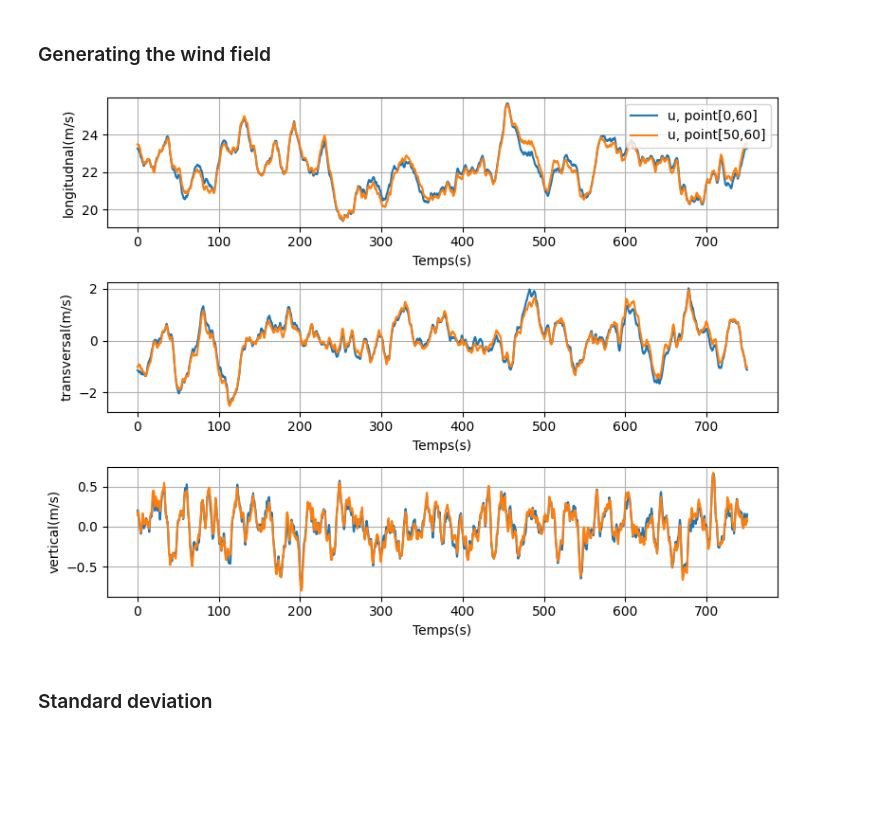
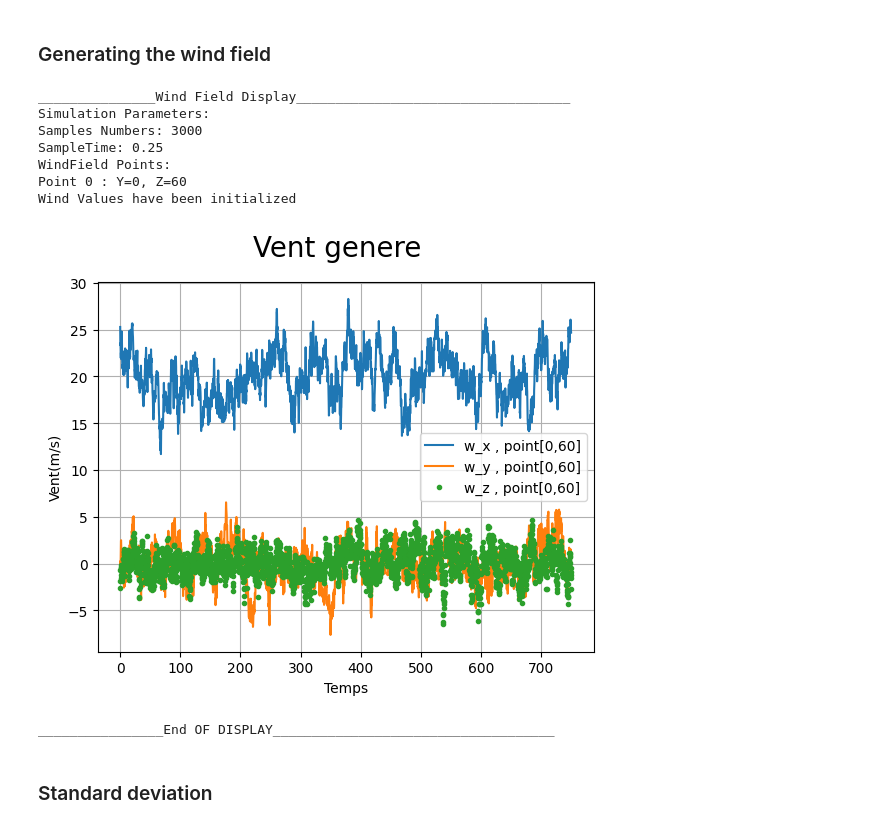
Before and after one commit to zwergon/yawisi, a Jupyter notebook: notebooks/karman_horizontal_line.ipynb, the cells around one changed output. Saved outputs shown, nothing was run; the diff lists cells and outputs as text; code cells hidden in the pictures; blank space fills up the shorter version.

```diff
--- a/notebooks/karman_horizontal_line.ipynb
+++ b/notebooks/karman_horizontal_line.ipynb
@@ -36,12 +50,21 @@ wind_field.compute()
 # %%
 from yawisi.display import  display_field
 pts = [
-            (0, 60),
-            (50, 60)
+            (0, 60)
         ]
 wind_field.locations = Locations.create("points")
 wind_field.locations.add_points(pts)
 display_field(wind_field=wind_field)
+# %% [output]
+_______________Wind Field Display___________________________________
+Simulation Parameters:
+Samples Numbers: 3000
+SampleTime: 0.25
+WindField Points:
+Point 0 : Y=0, Z=60
+Wind Values have been initialized
+[figure, added]
+________________End OF DISPLAY____________________________________
 # %%
 fig = plt.figure(figsize=(8, 6))
 
@@ -79,8 +102,6 @@ ax3.grid()
 
 plt.tight_layout()
 plt.show()
-# %% [output]
-[figure, removed]
 # %% [markdown]
 ### Standard deviation
 # %%
```
Also changed, not shown: parts of 20 cells of this notebook, 1 other file.
